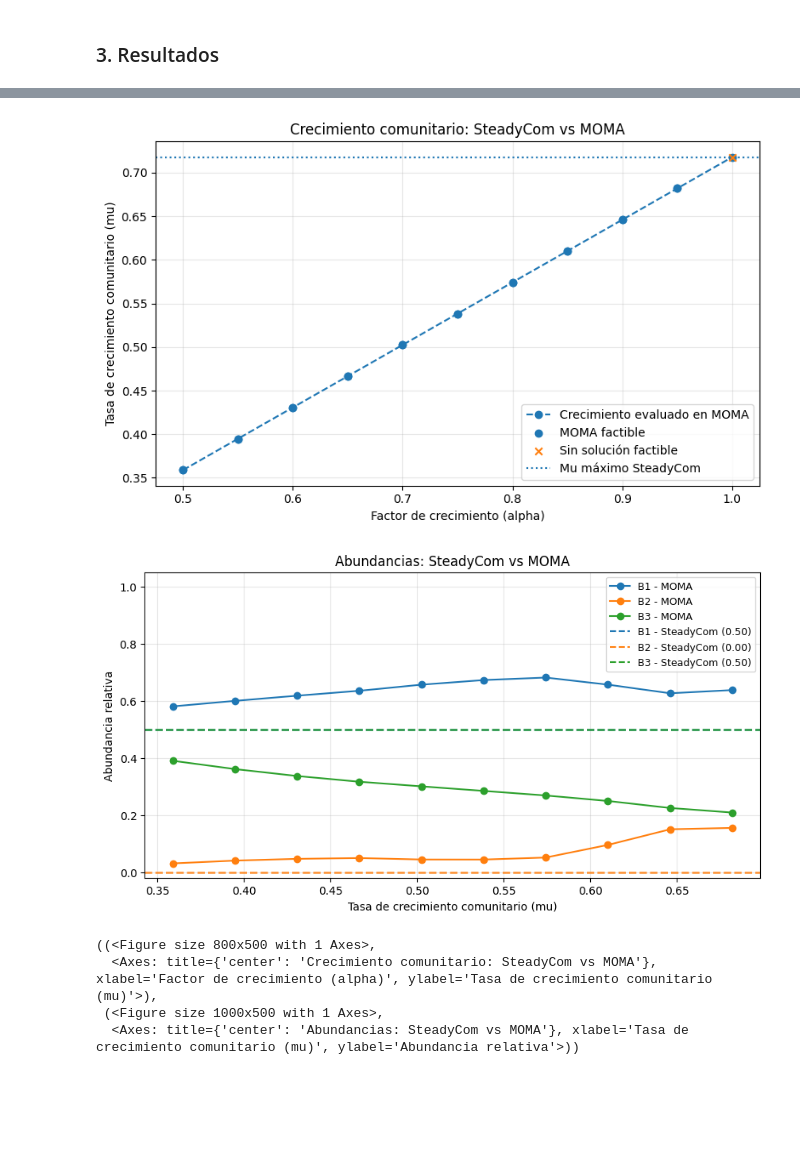
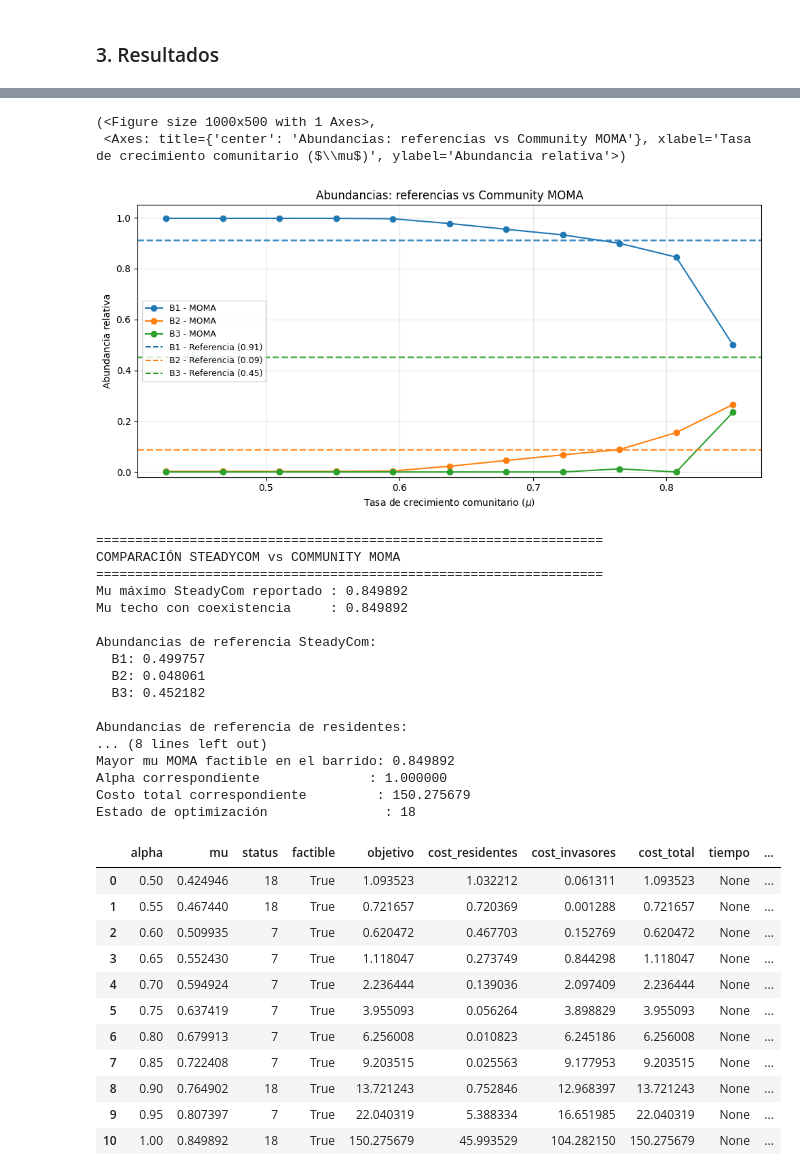
Before and after one commit to Ignaciadiazgr/proyecto_IIQ3823, a Jupyter notebook: Entrega2/eval_toy.ipynb, the cells around one changed output, grey strips where cells are left out. Cells and saved outputs as stored; diff of their text form; code cells hidden in the pictures; blank space fills up the shorter version.

Commit message:
implementación solo invasores

```diff
--- a/Entrega2/eval_toy.ipynb
+++ b/Entrega2/eval_toy.ipynb
@@ -64,7 +93,7 @@ import pandas as pd
 # %%
 # Evaluar referencias
 modelos = modelo_toy_simple()
-referencias = calcular_referencias(modelos, medio_comunidad,medios_individuales)
+referencias = calcular_referencias(modelos, medio, medios_individuales)
 imprimir_referencias(referencias)
 # %% [output]
 Set parameter Username
@@ -88,11 +117,12 @@ B3                           0.500000
 # Barrido de crecimiento (Community MOMA) para diferentes valores de alpha
 alphas = np.linspace(0.5, 1.0, 11)
 
-resultados = barrido_moma(
+resultados = cm.barrido_moma(
     referencias=referencias,
-    medio=MEDIO,
+    medio=medio,
     alphas=alphas,
-    eps=1e-4,
+    residentes=["B1", "B2"],
+    invasores=["B3"],
     pesos="norma",
     coexistencia=True
 )
@@ -140,9 +149,38 @@ Alpha correspondiente              : 0.950000
 # %%
-graficar_comparacion(resultados)
+results.graficar_abundancias(resultados)
 # %% [output]
+(<Figure size 1000x500 with 1 Axes>,
+ <Axes: title={'center': 'Abundancias: referencias vs Community MOMA'}, xlabel='Tasa de crecimiento comunitario ($\\mu$)', ylabel='Abundancia relativa'>)
-[figure, old version]
+[figure, new version]
-[figure, removed]
-((<Figure size 800x500 with 1 Axes>,
-  <Axes: title={'center': 'Crecimiento comunitario: SteadyCom vs MOMA'}, xlabel='Factor de crecimiento (alpha)', ylabel='Tasa de crecimiento comunitario (mu)'>),
- (<Figure size 1000x500 with 1 Axes>,
-  <Axes: title={'center': 'Abundancias: SteadyCom vs MOMA'}, xlabel='Tasa de crecimiento comunitario (mu)', ylabel='Abundancia relativa'>))
+# %%
+results.imprimir_resumen(resultados)
+# %% [output]
+=================================================================
+COMPARACIÓN STEADYCOM vs COMMUNITY MOMA
+=================================================================
+Mu máximo SteadyCom reportado : 0.849892
+Mu techo con coexistencia     : 0.849892
+
+Abundancias de referencia SteadyCom:
+  B1: 0.499757
+  B2: 0.048061
+  B3: 0.452182
+
+Abundancias de referencia de residentes:
+... (8 lines left out)
+Mayor mu MOMA factible en el barrido: 0.849892
+Alpha correspondiente              : 1.000000
+Costo total correspondiente         : 150.275679
+Estado de optimización               : 18
+|  | alpha | mu | status | factible | objetivo | cost_residentes | cost_invasores | cost_total | tiempo | ... |
+| 0 | 0.50 | 0.424946 | 18 | True | 1.093523 | 1.032212 | 0.061311 | 1.093523 | None | ... |
+| 1 | 0.55 | 0.467440 | 18 | True | 0.721657 | 0.720369 | 0.001288 | 0.721657 | None | ... |
+| 2 | 0.60 | 0.509935 | 7 | True | 0.620472 | 0.467703 | 0.152769 | 0.620472 | None | ... |
+| 3 | 0.65 | 0.552430 | 7 | True | 1.118047 | 0.273749 | 0.844298 | 1.118047 | None | ... |
+| 4 | 0.70 | 0.594924 | 7 | True | 2.236444 | 0.139036 | 2.097409 | 2.236444 | None | ... |
+| 5 | 0.75 | 0.637419 | 7 | True | 3.955093 | 0.056264 | 3.898829 | 3.955093 | None | ... |
+| 6 | 0.80 | 0.679913 | 7 | True | 6.256008 | 0.010823 | 6.245186 | 6.256008 | None | ... |
+| 7 | 0.85 | 0.722408 | 7 | True | 9.203515 | 0.025563 | 9.177953 | 9.203515 | None | ... |
+| 8 | 0.90 | 0.764902 | 18 | True | 13.721243 | 0.752846 | 12.968397 | 13.721243 | None | ... |
+| 9 | 0.95 | 0.807397 | 7 | True | 22.040319 | 5.388334 | 16.651985 | 22.040319 | None | ... |
+| 10 | 1.00 | 0.849892 | 18 | True | 150.275679 | 45.993529 | 104.282150 | 150.275679 | None | ... |
```
Also changed, not shown: parts of 8 cells of this notebook, 17 other files.
